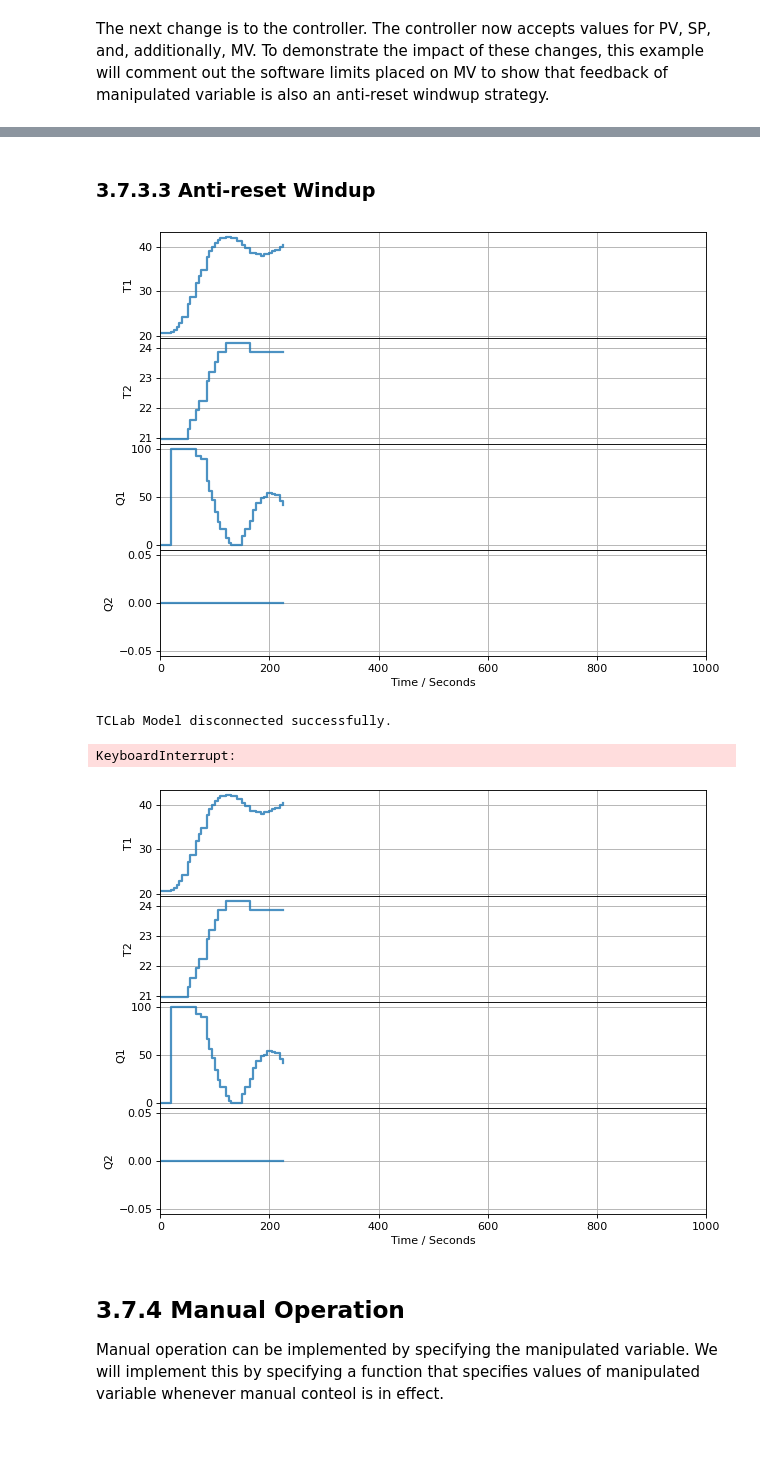
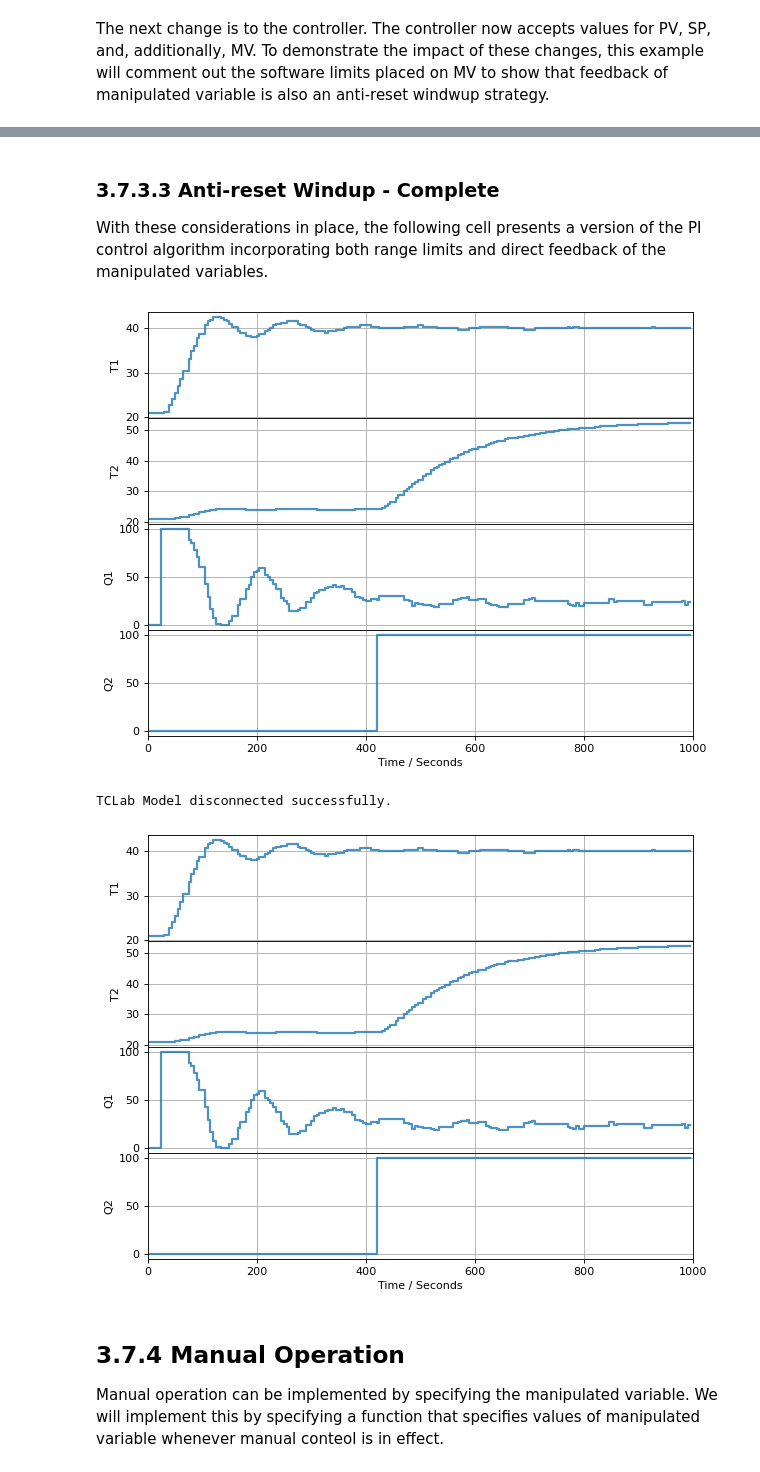
Before and after one commit to jckantor/cbe30338-2021, a Jupyter notebook: docs/03.07-Integral-Windup-and-Bumpless-Transfer.ipynb, the cells around one changed output, grey strips where cells are left out. Saved outputs shown, nothing was run; the diff lists cells and outputs as text; code cells hidden in the pictures; blank space fills up the shorter version.

```diff
--- a/docs/03.07-Integral-Windup-and-Bumpless-Transfer.ipynb
+++ b/docs/03.07-Integral-Windup-and-Bumpless-Transfer.ipynb
@@ -75,6 +75,3 @@ def experiment(controller, t_step=5, t_final=1000,
             lab.Q1(U1)
             lab.Q2(DV(t))                        # <= disturbance
             p.update(t)
-
-controller =  PI(5, 0.05)
-experiment(controller)
@@ -137,6 +136,5 @@ def PI_antiwindup_1(Kp, Ki, MV_bar=0, MV_min=0, MV_max=100):
         MV = max(MV_min, min(MV_max, MV))
         e_prev = e
 
-controller = PI_antiwindup_1(10, 0.5)
-experiment(controller)
+experiment(PI_antiwindup_1(10, 0.5))
 # %% [output]
@@ -229,25 +226,25 @@ TCLab Model disconnected successfully.
-# %% [markdown]
-### 3.7.3.3 Anti-reset Windup
+# %% [markdown]
+### 3.7.3.3 Anti-reset Windup - Complete
+
+With these considerations in place, the following cell presents a version of the PI control algorithm incorporating both range limits and direct feedback of the manipulated variables.
 # %%
 # add anti-integral windup feature.
 
 def PI_antiwindup(Kp, Ki, MV_bar=0, MV_min=0, MV_max=100):
     MV = MV_bar
     e_prev = 0
     while True:
-        t_step, SP, PV, MV = yield MV   # <==== now gets MV from experiment
+        t_step, SP, PV, MV = yield MV       # <= now gets MV from experiment
         e = PV - SP
         MV += -Kp*(e - e_prev) - t_step*Ki*e
-        MV = max(MV_min, min(MV_max, MV))
+        MV = max(MV_min, min(MV_max, MV))   # <= range limits
         e_prev = e
 
-controller = PI_antiwindup(10, 0.5)
-experiment_2(controller)
+experiment_2(PI_antiwindup(10, 0.5))
 # %% [output]
-[figure, old version]
+[figure, new version]
 TCLab Model disconnected successfully.
-KeyboardInterrupt:
-[figure, old version]
+[figure, new version]
 # %% [markdown]
 ## 3.7.4 Manual Operation
 
```
Also changed, not shown: parts of 9 cells of this notebook, 7 other files.
